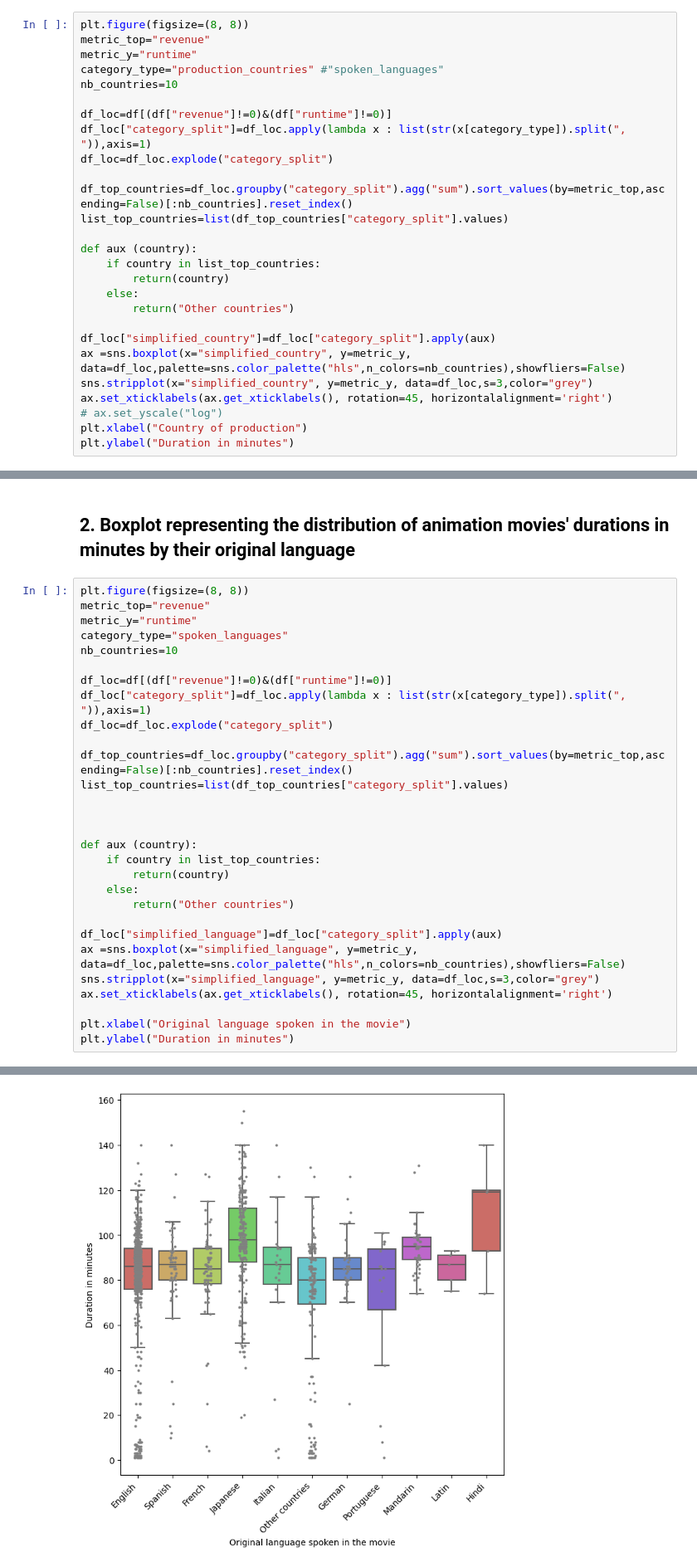
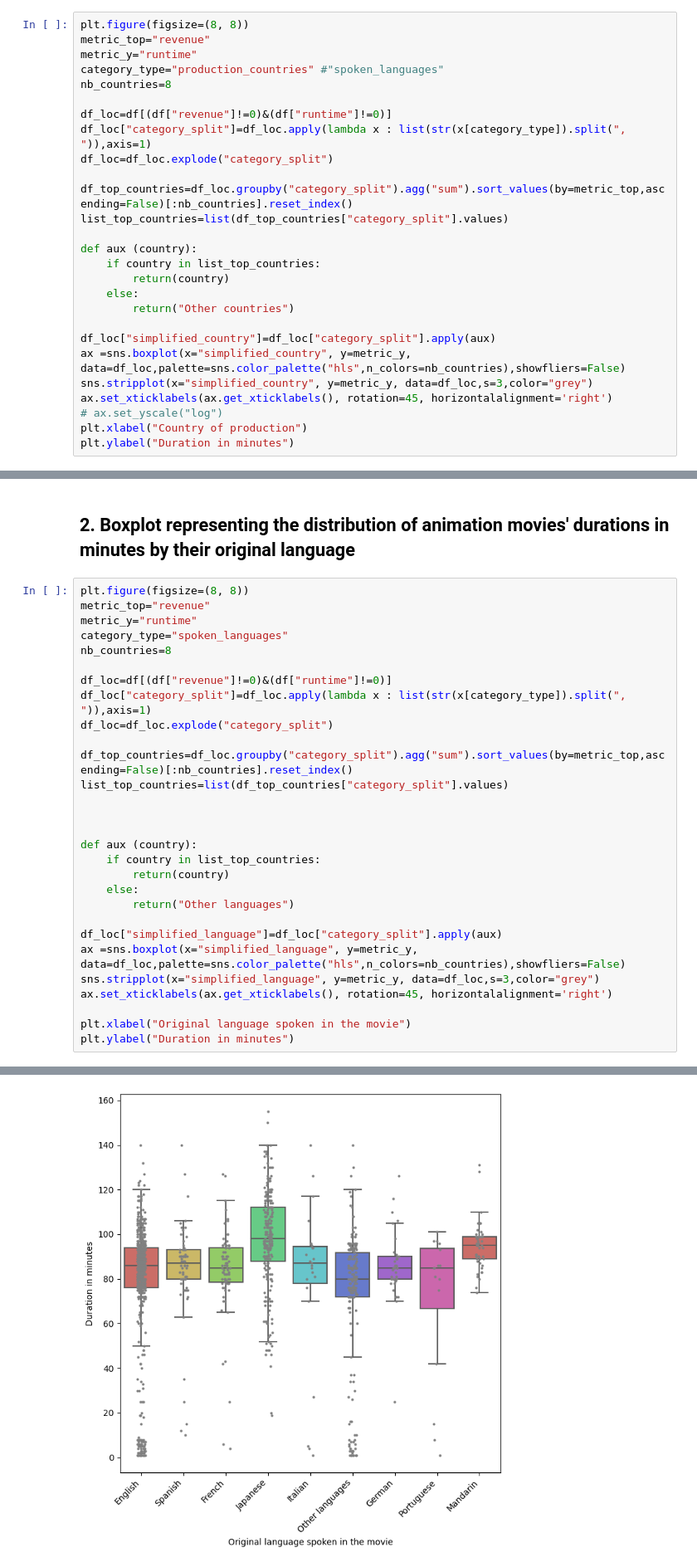
Before and after one commit to raphaelperot/C_task_CS5346, a Jupyter notebook: Task_C.ipynb, the cells around one changed output, grey strips where cells are left out. Shown: that part at 83% size. Cells and saved outputs as stored; diff of their text form.

```diff
--- a/Task_C.ipynb
+++ b/Task_C.ipynb
@@ -16,7 +16,7 @@ plt.figure(figsize=(8, 8))
 metric_top="revenue"
 metric_y="runtime"
 category_type="production_countries" #"spoken_languages"
-nb_countries=10
+nb_countries=8
 
 df_loc=df[(df["revenue"]!=0)&(df["runtime"]!=0)]
 df_loc["category_split"]=df_loc.apply(lambda x : list(str(x[category_type]).split(", ")),axis=1)
@@ -53,38 +53,38 @@ plt.figure(figsize=(8, 8))
 metric_top="revenue"
 metric_y="runtime"
 category_type="spoken_languages"
-nb_countries=10
+nb_countries=8
 
 df_loc=df[(df["revenue"]!=0)&(df["runtime"]!=0)]
 df_loc["category_split"]=df_loc.apply(lambda x : list(str(x[category_type]).split(", ")),axis=1)
 df_loc=df_loc.explode("category_split")
 
 df_top_countries=df_loc.groupby("category_split").agg("sum").sort_values(by=metric_top,ascending=False)[:nb_countries].reset_index()
 list_top_countries=list(df_top_countries["category_split"].values)
 
 
 
 def aux (country):
     if country in list_top_countries:
         return(country)
     else:
-        return("Other countries")
+        return("Other languages")
 
 df_loc["simplified_language"]=df_loc["category_split"].apply(aux)
 ax =sns.boxplot(x="simplified_language", y=metric_y, data=df_loc,palette=sns.color_palette("hls",n_colors=nb_countries),showfliers=False)
 sns.stripplot(x="simplified_language", y=metric_y, data=df_loc,s=3,color="grey")
 ax.set_xticklabels(ax.get_xticklabels(), rotation=45, horizontalalignment='right')
 
 plt.xlabel("Original language spoken in the movie")
 plt.ylabel("Duration in minutes")
 # %% [output]
 A value is trying to be set on a copy of a slice from a DataFrame.
 Try using .loc[row_indexer,col_indexer] = value instead
 
 See the caveats in the documentation: https://pandas.pydata.org/pandas-docs/stable/user_guide/indexing.html#returning-a-view-versus-a-copy
   df_loc["category_split"]=df_loc.apply(lambda x : list(str(x[category_type]).split(", ")),axis=1)
 Text(0, 0.5, 'Duration in minutes')
-[figure, old version]
+[figure, new version]
 # %% [markdown]
 ## 3. Scatter plot of the revenue's logarithm in function of the budget's logarithm by country of production
 # %%
```
Also changed, not shown: parts of 6 cells of this notebook.
